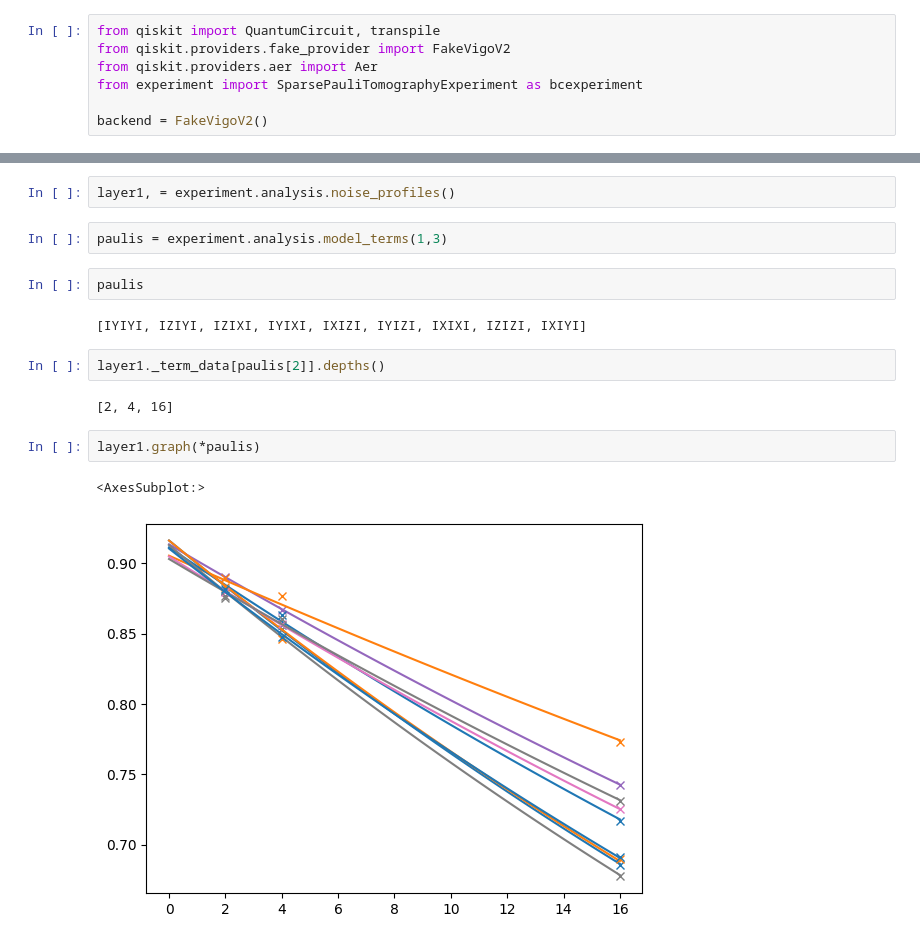
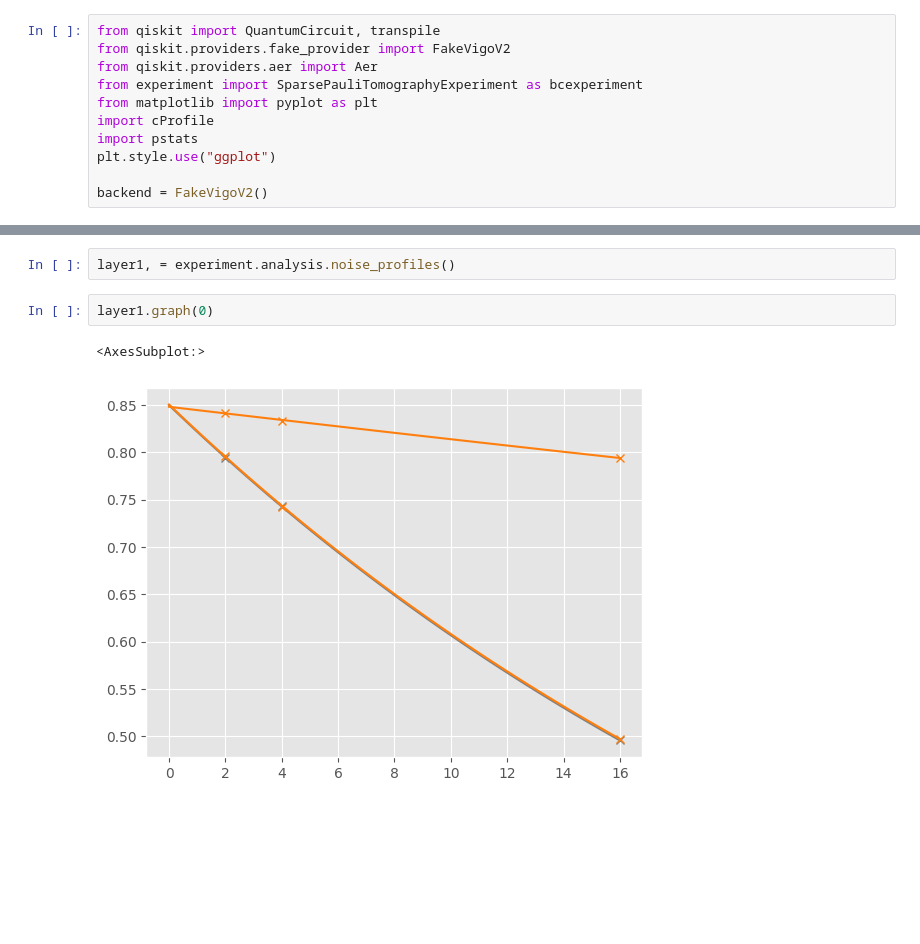
Before and after one commit to benmcdonough20/NEPEC_on_Hardware, a Jupyter notebook: ArbitraryCircuit/tester.ipynb, the cells around one changed output, grey strips where cells are left out. Drawn from its saved outputs; the diff is of its cells as text; blank space fills up the shorter version.

```diff
--- a/ArbitraryCircuit/tester.ipynb
+++ b/ArbitraryCircuit/tester.ipynb
@@ -3,6 +3,10 @@ from qiskit import QuantumCircuit, transpile
 from qiskit.providers.fake_provider import FakeVigoV2
 from qiskit.providers.aer import Aer
 from experiment import SparsePauliTomographyExperiment as bcexperiment
+from matplotlib import pyplot as plt
+import cProfile
+import pstats
+plt.style.use("ggplot")
 
 backend = FakeVigoV2()
 # %%
@@ -40,19 +44,9 @@ experiment.run(executor)
 experiment.analyze()
 # %%
 layer1, = experiment.analysis.noise_profiles()
-# %%
-paulis = experiment.analysis.model_terms(1,3)
-# %%
-paulis
-# %% [output]
-[IYIYI, IZIYI, IZIXI, IYIXI, IXIZI, IYIZI, IXIXI, IZIZI, IXIYI]
-# %%
-layer1._term_data[paulis[2]].depths()
-# %% [output]
-[2, 4, 16]
 # %%
-layer1.graph(*paulis)
+layer1.graph(0)
 # %% [output]
 <AxesSubplot:>
-[figure, old version]
+[figure, new version]
 # %%
```
Also changed, not shown: parts of 2 cells of this notebook, 11 other files.
